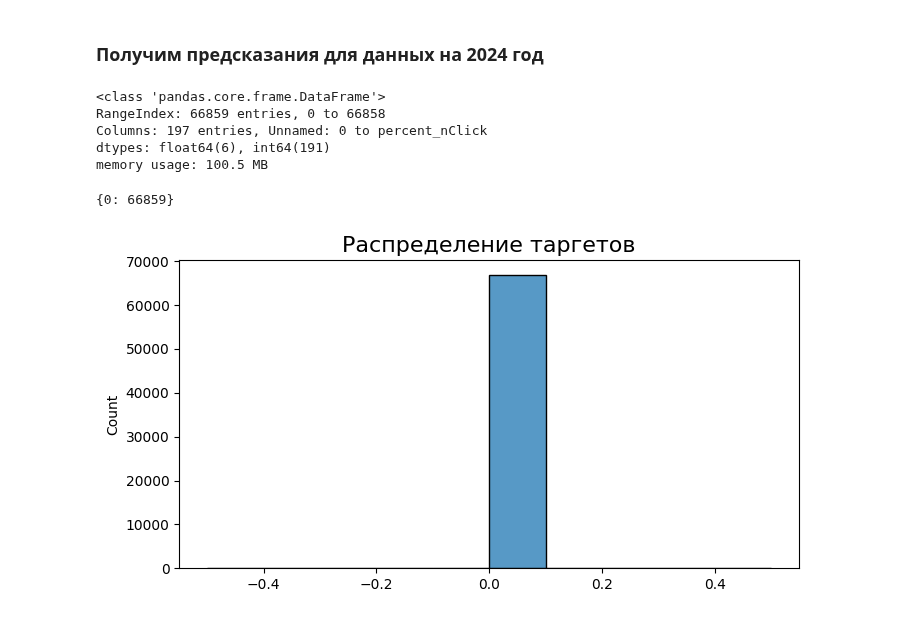
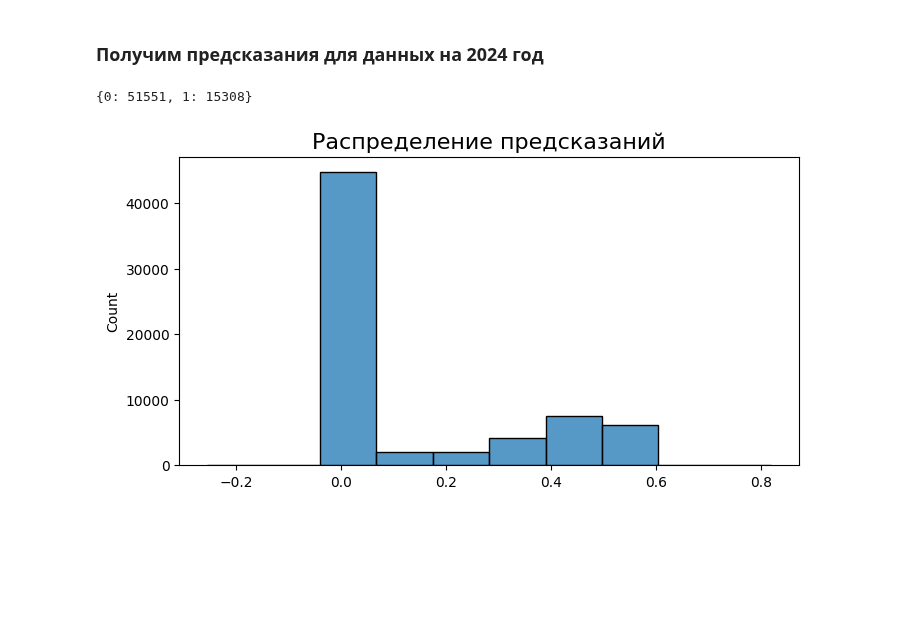
Before and after one commit to Bjorik23/mipt_datatons, a Jupyter notebook: target_customer_segment/ml_boost/ml_boost.ipynb, the cells around one changed output. Saved outputs shown, nothing was run; the diff lists cells and outputs as text; code cells hidden in the pictures; blank space fills up the shorter version.

```diff
--- a/target_customer_segment/ml_boost/ml_boost.ipynb
+++ b/target_customer_segment/ml_boost/ml_boost.ipynb
@@ -1077,14 +1077,12 @@ display(classification_df)
 df_pred = pd.read_csv('../feature_selection/data/raw_selected_data.csv')
 
 # Удалим ненужные столбцы
-#df_pred = df_pred.drop(['percent_nClick', 'BinNclick'], axis=1)
-df_pred.info()
+df_pred = df_pred.drop(['percent_nClick', 'BinNclick'], axis=1)
+
+# Стандартизируем данные
+sc = StandardScaler()
+sc.fit(df_pred)
+X_2024=sc.transform(df_pred)
-# %% [output]
-<class 'pandas.core.frame.DataFrame'>
-RangeIndex: 66859 entries, 0 to 66858
-Columns: 197 entries, Unnamed: 0 to percent_nClick
-dtypes: float64(6), int64(191)
-memory usage: 100.5 MB
 # %%
 # Загрузим модели
 with open("models/xgb_reg_model.pkl", "rb") as f:
@@ -1093,5 +1091,5 @@ with open("models/xgb_class_model.pkl", "rb") as f:
     xgb_class = pickle.load(f)
 
 # Получим предсказания
-pred_xgb_reg = xgb_reg.predict(df_pred)
-pred_xgb_class = xgb_class.predict(df_pred)
+pred_xgb_reg = xgb_reg.predict(X_2024)
+pred_xgb_class = xgb_class.predict(X_2024)
@@ -1105,14 +1098,14 @@ for i in range(len(list(df.columns))):
 unique, counts = np.unique(pred_xgb_class, return_counts=True)
 dict(zip(unique, counts))
 # %% [output]
-{0: 66859}
+{0: 51551, 1: 15308}
 # %%
 # Посмотрим на распределение предсказаний регрессии
 fig = plt.figure(figsize=(8, 4))
 histplot = sns.histplot(
-    data=pred_xgb_class,
+    data=pred_xgb_reg,
     bins=10
 );
 histplot.set_title('Распределение предсказаний', fontsize=16);
 # %% [output]
-[figure, old version]
+[figure, new version]
```
Also changed, not shown: parts of 2 cells of this notebook.
